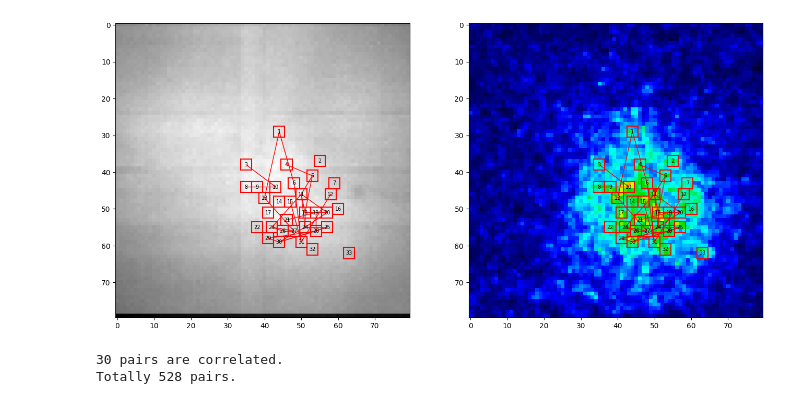
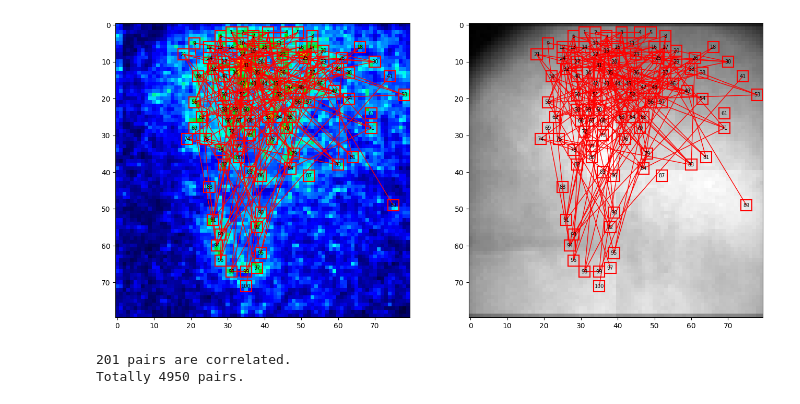
Before and after one commit to TianchengXu0420/ZDA_Adventure, a Jupyter notebook: 3x3Area.ipynb, the cells around one changed output. Saved outputs shown, nothing was run; the diff lists cells and outputs as text; code cells hidden in the pictures.

```diff
--- a/3x3Area.ipynb
+++ b/3x3Area.ipynb
@@ -21,10 +21,10 @@ maps = Maps()
 identify = Identify()
 # %%
 # Parameters setting up.
-index = np.linspace(0, 449, 898)
-basePt = 90
-skipPt = 60
-startPt = 90
+index = np.linspace(0, 499.5, 1000)
+basePt = 190
+skipPt = 100
+startPt = 190
 numPt = 150
 
 # Data Preprocessing.
@@ -46,7 +46,7 @@ rli_low = np.array(Rli['rli_low'])
 rli = ((rli_high - rli_low) / 3276.8)
 bad = np.where(rli==0)
 for coor in bad:
-    rli[coor] = -1
+    rli[coor] = 0
 rli = rli.reshape(80, 80)
 # %%
 plt.subplots(1, 2, figsize=(16, 8))
@@ -71,12 +68,11 @@ for coor in selected:
 # %%
 color = 'red'
 linewidth = 1.5
-index = np.transpose(np.where(identified_map==1), (1, 0))
+index = np.array([[x[0], x[1]] for x in candidates])
 
 plt.subplots(1, 2, figsize=(16,8))
-
 ax1 = plt.subplot(1, 2, 1)
-ax1.imshow(rli, cmap='gray')
+ax1.imshow(snr_map / np.max(snr_map), vmin=0, vmax=1, cmap=maps.colorbar())
 
 for i, coor in enumerate(index):
 
@@ -89,7 +85,11 @@ for i, coor in enumerate(index):
     right  = c + 1.5
     top    = r - 1.5
     bottom = r + 1.5
-
+    '''
+    if i == 24 or i == 92 or i==38:
+        color = 'yellow'
+        linewidth = 4.5
+    '''
     # Draw square contour.
     ax1.plot([top, top], [left, right], color=color, linewidth=linewidth)
     ax1.plot([bottom, bottom], [left, right], color=color, linewidth=linewidth)
@@ -99,8 +99,11 @@ for i, coor in enumerate(index):
     # Label index.
     ax1.annotate(str(i+1), xy=(r, c), ha='center', va='center', fontsize=7, color='black')
 
+    color = 'red'
+    linewidth = 1.5
+
 ax2 = plt.subplot(1, 2, 2)
-ax2.imshow(snr_map / np.max(snr_map), vmin=0, vmax=1, cmap=maps.colorbar())
+ax2.imshow(rli, cmap='gray')
 
 for i, coor in enumerate(index):
 
@@ -113,7 +116,11 @@ for i, coor in enumerate(index):
     right  = c + 1.5
     top    = r - 1.5
     bottom = r + 1.5
-
+    '''
+    if i == 24 or i == 92 or i==38:
+        color = 'yellow'
+        linewidth = 4.5
+    '''
     # Draw square contour.
     ax2.plot([top, top], [left, right], color=color, linewidth=linewidth)
     ax2.plot([bottom, bottom], [left, right], color=color, linewidth=linewidth)
@@ -123,5 +130,8 @@ for i, coor in enumerate(index):
     # Label index.
     ax2.annotate(str(i+1), xy=(r, c), ha='center', va='center', fontsize=7, color='black')
 
+    color = 'red'
+    linewidth = 1.5
+
 plt.show()
 # %% [output]
@@ -136,8 +146,8 @@ count = 0
 plt.subplots(1, 2, figsize=(16,8))
 ax1 = plt.subplot(1, 2, 1)
 ax2 = plt.subplot(1, 2, 2)
-ax1.imshow(rli, cmap='gray')
-ax2.imshow(snr_map / np.max(snr_map), vmin=0, vmax=1, cmap=maps.colorbar())
+ax1.imshow(snr_map / np.max(snr_map), vmin=0, vmax=1, cmap=maps.colorbar())
+ax2.imshow(rli, cmap='gray')
 
 for i, coor in enumerate(index):
 
@@ -169,7 +179,11 @@ for i, coor in enumerate(index):
 for i in range(num):
     for j in range(trial):
 
-        Trace = np.mean(Data[j, index[i][0]-1:index[i][0]+2, index[i][1]-1:index[i][1]+2, :], axis=(0, 1))
+        data_tem = []
+        for coor in candidates[i][3]:
+            data_tem.append(Data[j, coor[0], coor[1], :])
+        data_tem = np.array(data_tem)
+        Trace = np.mean(data_tem, axis=0)
         latency[i][j] = maps.Half_Amp_Latency(Trace=Trace, startPt=startPt, numPt=numPt)
 
 for i in range(num-1):
@@ -212,4 +226,4 @@ Neuron 29 and Neuron 30 are correlated with a positive slope, and the P-Value is
-[figure, old version]
+[figure, new version]
-30 pairs are correlated.
-Totally 528 pairs.
+201 pairs are correlated.
+Totally 4950 pairs.
 # %%
```
Also changed, not shown: parts of 8 cells of this notebook.
